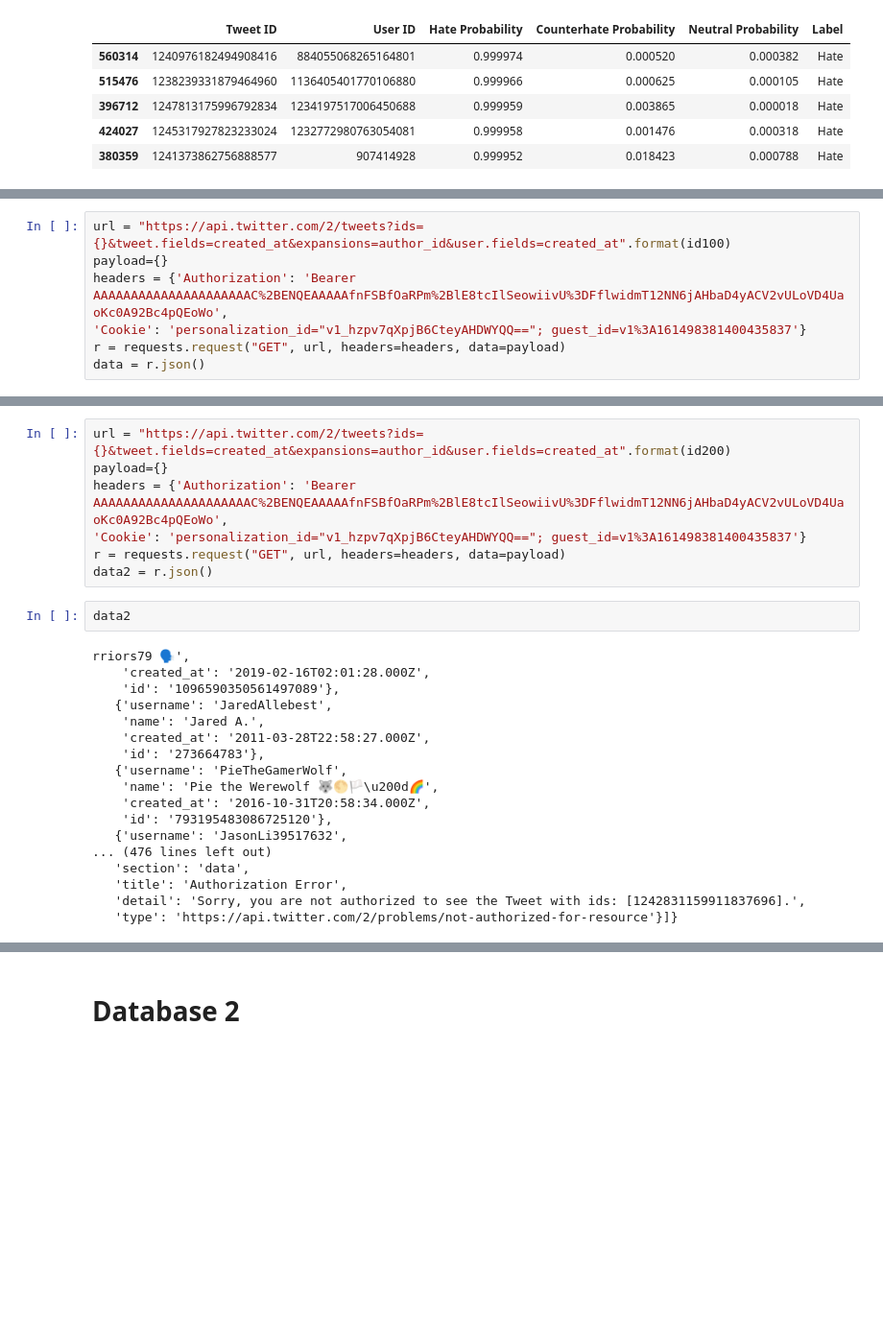
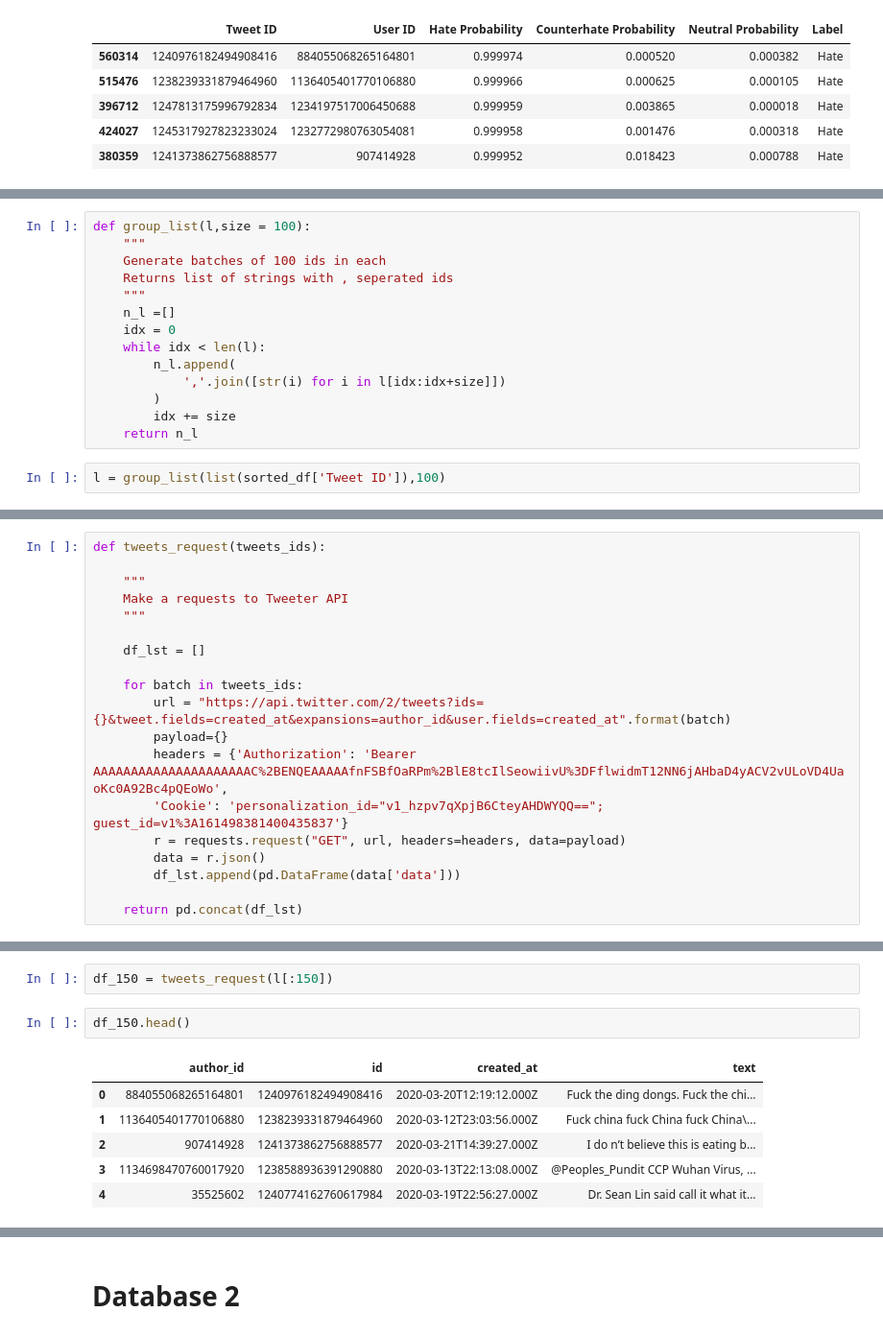
Before and after one commit to datascisteven/Twitter-Sentiment-Analysis, a Jupyter notebook: notebooks/twitter_api.ipynb, the cells around one changed output, grey strips where cells are left out. Shown: that part at 96% size. Cells and saved outputs as stored; diff of their text form; blank space fills up the shorter version.

```diff
--- a/notebooks/twitter_api.ipynb
+++ b/notebooks/twitter_api.ipynb
@@ -57,0 +47,16 @@ id100
+# %%
+def group_list(l,size = 100):
+    """
+    Generate batches of 100 ids in each
+    Returns list of strings with , seperated ids
+    """
+    n_l =[]
+    idx = 0
+    while idx < len(l):
+        n_l.append(
+            ','.join([str(i) for i in l[idx:idx+size]])
+        )
+        idx += size
+    return n_l
+# %%
+l = group_list(list(sorted_df['Tweet ID']),100)
@@ -71,7 +82,19 @@ pickle.dump(compiled_list, open("../data/azhate_500.pickle", "wb"))
 # %%
-url = "https://api.twitter.com/2/tweets?ids={}&tweet.fields=created_at&expansions=author_id&user.fields=created_at".format(id100)
-payload={}
-headers = {'Authorization': 'Bearer AAAAAAAAAAAAAAAAAAAAAC%2BENQEAAAAAfnFSBfOaRPm%2BlE8tcIlSeowiivU%3DFflwidmT12NN6jAHbaD4yACV2vULoVD4UaoKc0A92Bc4pQEoWo',
-'Cookie': 'personalization_id="v1_hzpv7qXpjB6CteyAHDWYQQ=="; guest_id=v1%3A161498381400435837'}
-r = requests.request("GET", url, headers=headers, data=payload)
-data = r.json()
+def tweets_request(tweets_ids):
+
+    """
+    Make a requests to Tweeter API
+    """
+
+    df_lst = []
+
+    for batch in tweets_ids:
+        url = "https://api.twitter.com/2/tweets?ids={}&tweet.fields=created_at&expansions=author_id&user.fields=created_at".format(batch)
+        payload={}
+        headers = {'Authorization': 'Bearer AAAAAAAAAAAAAAAAAAAAAC%2BENQEAAAAAfnFSBfOaRPm%2BlE8tcIlSeowiivU%3DFflwidmT12NN6jAHbaD4yACV2vULoVD4UaoKc0A92Bc4pQEoWo',
+        'Cookie': 'personalization_id="v1_hzpv7qXpjB6CteyAHDWYQQ=="; guest_id=v1%3A161498381400435837'}
+        r = requests.request("GET", url, headers=headers, data=payload)
+        data = r.json()
+        df_lst.append(pd.DataFrame(data['data']))
+
+    return pd.concat(df_lst)
@@ -106,27 +101,11 @@ data['data']
-# %%
-url = "https://api.twitter.com/2/tweets?ids={}&tweet.fields=created_at&expansions=author_id&user.fields=created_at".format(id200)
-payload={}
-headers = {'Authorization': 'Bearer AAAAAAAAAAAAAAAAAAAAAC%2BENQEAAAAAfnFSBfOaRPm%2BlE8tcIlSeowiivU%3DFflwidmT12NN6jAHbaD4yACV2vULoVD4UaoKc0A92Bc4pQEoWo',
-'Cookie': 'personalization_id="v1_hzpv7qXpjB6CteyAHDWYQQ=="; guest_id=v1%3A161498381400435837'}
-r = requests.request("GET", url, headers=headers, data=payload)
-data2 = r.json()
-# %%
-data2
-# %% [output]
-rriors79 🗣️',
-    'created_at': '2019-02-16T02:01:28.000Z',
-    'id': '1096590350561497089'},
-   {'username': 'JaredAllebest',
-    'name': 'Jared A.',
-    'created_at': '2011-03-28T22:58:27.000Z',
-    'id': '273664783'},
-   {'username': 'PieTheGamerWolf',
-    'name': 'Pie the Werewolf 🐺🌕🏳️\u200d🌈',
-    'created_at': '2016-10-31T20:58:34.000Z',
-    'id': '793195483086725120'},
-   {'username': 'JasonLi39517632',
-... (476 lines left out)
-   'section': 'data',
-   'title': 'Authorization Error',
-   'detail': 'Sorry, you are not authorized to see the Tweet with ids: [1242831159911837696].',
-   'type': 'https://api.twitter.com/2/problems/not-authorized-for-resource'}]}
+# %%
+df_150 = tweets_request(l[:150])
+# %%
+df_150.head()
+# %% [output]
+|  | author_id | id | created_at | text |
+| 0 | 884055068265164801 | 1240976182494908416 | 2020-03-20T12:19:12.000Z | Fuck the ding dongs. Fuck the chi... |
+| 1 | 1136405401770106880 | 1238239331879464960 | 2020-03-12T23:03:56.000Z | Fuck china fuck China fuck China\... |
+| 2 | 907414928 | 1241373862756888577 | 2020-03-21T14:39:27.000Z | I do n’t believe this is eating b... |
+| 3 | 1134698470760017920 | 1238588936391290880 | 2020-03-13T22:13:08.000Z | @Peoples_Pundit CCP Wuhan Virus, ... |
+| 4 | 35525602 | 1240774162760617984 | 2020-03-19T22:56:27.000Z | Dr. Sean Lin said call it what it... |
```
Also changed, not shown: parts of 21 cells of this notebook, 1 other file.
